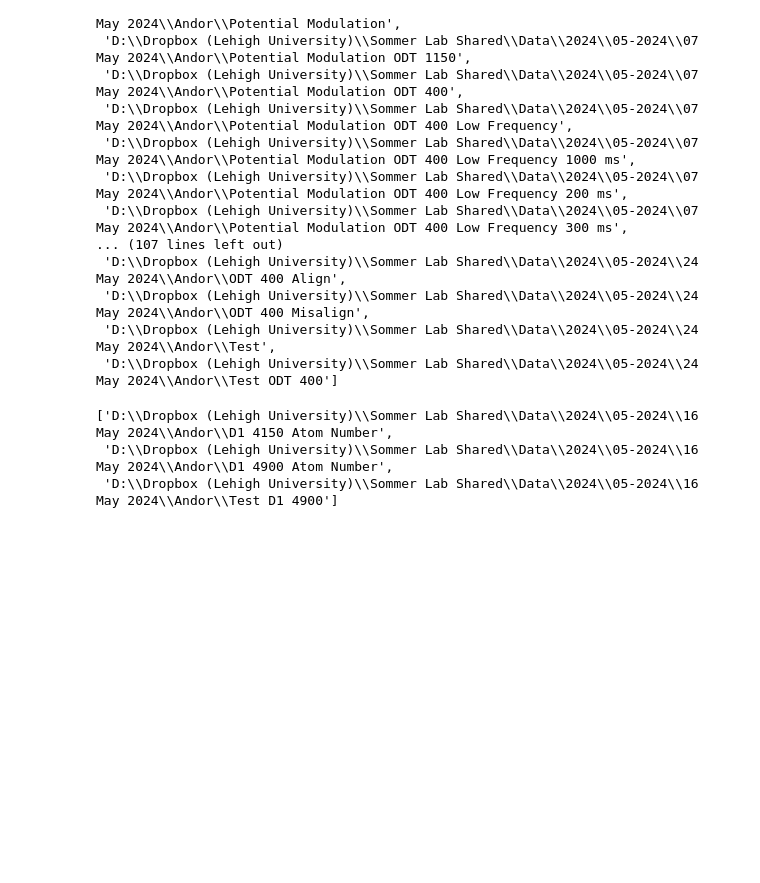
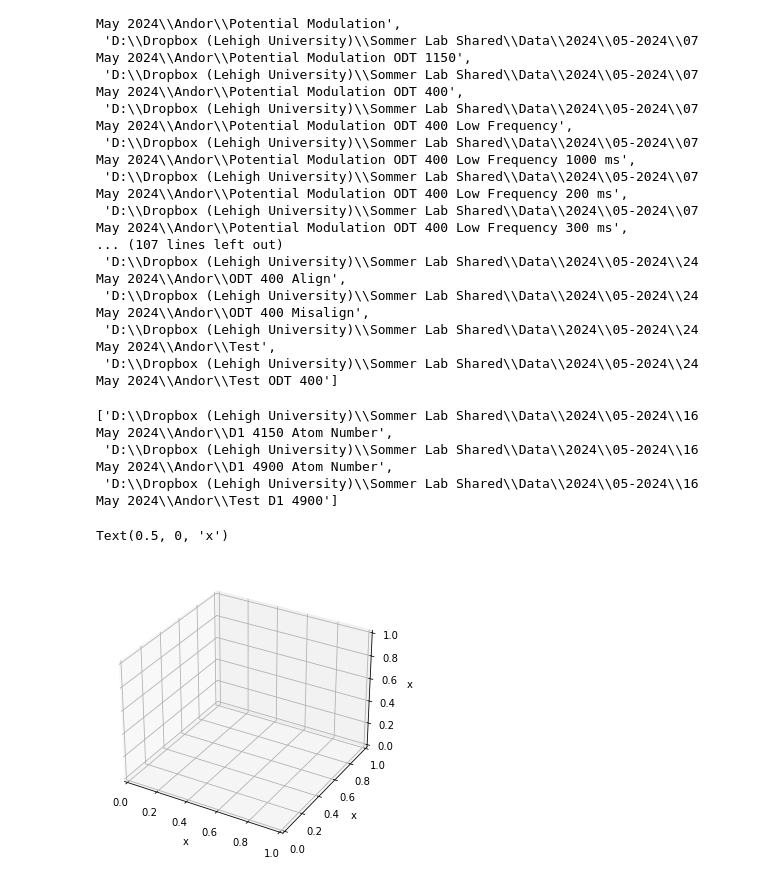
Before and after one commit to insommer/AnalysisCode, a Jupyter notebook: Coding Test/Coding Test.ipynb, the cells around one changed output. Cells and saved outputs as stored; diff of their text form; code cells hidden in the pictures; blank space fills up the shorter version.

```diff
--- a/Coding Test/Coding Test.ipynb
+++ b/Coding Test/Coding Test.ipynb
@@ -2453,0 +2456,8 @@ D1Folder
+# %%
+fig, ax = plt.subplots(subplot_kw={'projection':'3d'}, layout='constrained')
+ax.set_xlabel('x')
+ax.set_ylabel('x')
+ax.set_zlabel('x')
+# %% [output]
+Text(0.5, 0, 'x')
+[figure, added]
```
Also changed, not shown: parts of 1 cell of this notebook, 6 other files.
